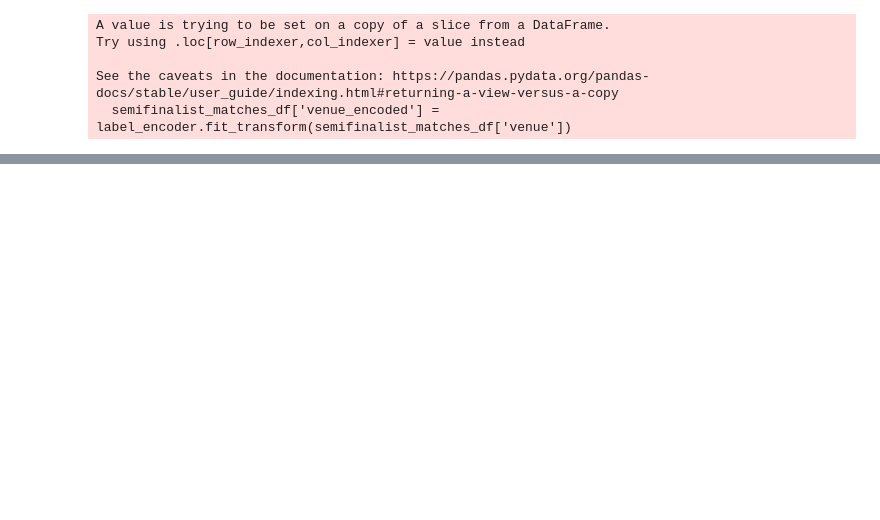
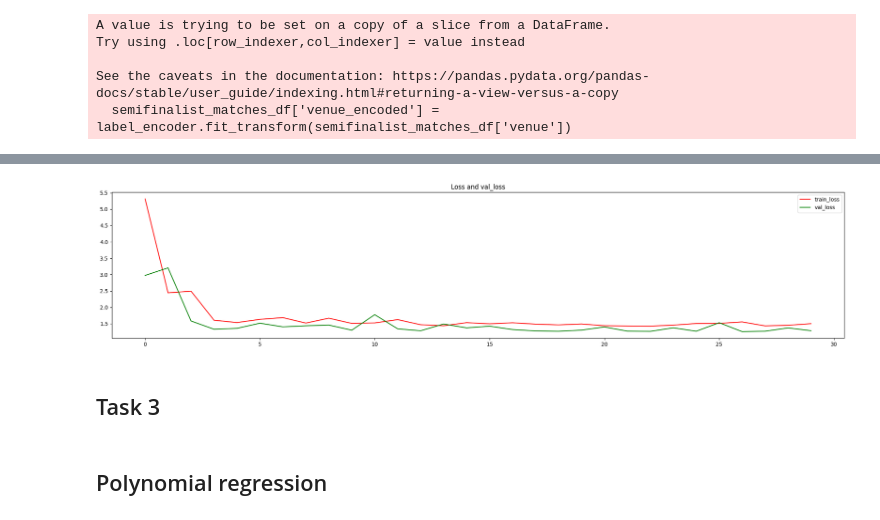
Before and after one commit to Chinmaya54/DM_Challenge_WC_Winner, a Jupyter notebook: DM_3.ipynb, the cells around one changed output, grey strips where cells are left out. Cells and saved outputs as stored; diff of their text form; code cells hidden in the pictures; blank space fills up the shorter version.

Commit message:
Task 2 and Task 3

```diff
--- a/DM_3.ipynb
+++ b/DM_3.ipynb
@@ -775,3 +510,7 @@ See the caveats in the documentation: https://pandas.pydata.org/pandas-docs/stab
+# %%
+# Define features (X) and target variable (y)
+X = semifinalist_matches_df[['win_by_runs', 'win_by_wickets', 'toss_winner_encoded', 'winning_percentage']]
+y = semifinalist_matches_df['winner_encoded']
 # %%
 
 
@@ -796,0 +667,16 @@ X_test_scaled = scaler.transform(X_test)
+# %%
+def plot_function(history):
+    fig, ax = plt.subplots(figsize=(25, 5))
+    ax.plot(history.history['loss'], color='red', label='train_loss')
+    ax.plot(history.history['val_loss'], color='green', label='val_loss')
+    ax.set_title('Loss and val_loss')
+    ax.legend()
+    plt.show()
+# %%
+plot_function(history)
+# %% [output]
+[figure, added]
+# %% [markdown]
+## Task 3
+# %% [markdown]
+## Polynomial regression
```
Also changed, not shown: parts of 47 cells of this notebook.
